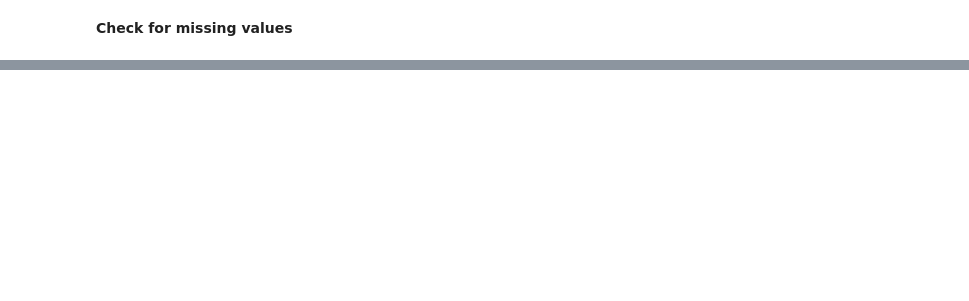
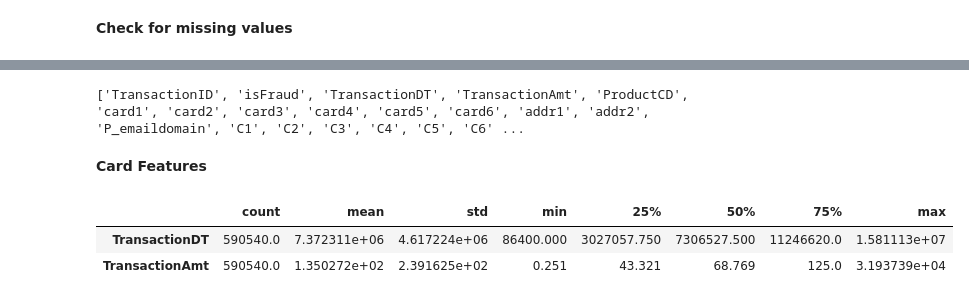
Before and after one commit to ddddaisi/springboard, a Jupyter notebook: Capstone 2 Fraud Detection/Step 2 Data Wrangling.ipynb, the cells around one changed output, grey strips where cells are left out. Cells and saved outputs as stored; diff of their text form; code cells hidden in the pictures; blank space fills up the shorter version.

```diff
--- a/Capstone 2 Fraud Detection/Step 2 Data Wrangling.ipynb
+++ b/Capstone 2 Fraud Detection/Step 2 Data Wrangling.ipynb
@@ -184,0 +237,12 @@ We will handle each feature (C, D, M, V, id) individually.
+# %%
+print(df.columns.tolist())
+# %% [output]
+['TransactionID', 'isFraud', 'TransactionDT', 'TransactionAmt', 'ProductCD', 'card1', 'card2', 'card3', 'card4', 'card5', 'card6', 'addr1', 'addr2', 'P_emaildomain', 'C1', 'C2', 'C3', 'C4', 'C5', 'C6' ...
+# %% [markdown]
+**Card Features**
+# %%
+df[['TransactionDT', 'TransactionAmt']].describe().T
+# %% [output]
+|  | count | mean | std | min | 25% | 50% | 75% | max |
+| TransactionDT | 590540.0 | 7.372311e+06 | 4.617224e+06 | 86400.000 | 3027057.750 | 7306527.500 | 11246620.0 | 1.581113e+07 |
+| TransactionAmt | 590540.0 | 1.350272e+02 | 2.391625e+02 | 0.251 | 43.321 | 68.769 | 125.0 | 3.193739e+04 |
```
Also changed, not shown: parts of 37 cells of this notebook.
